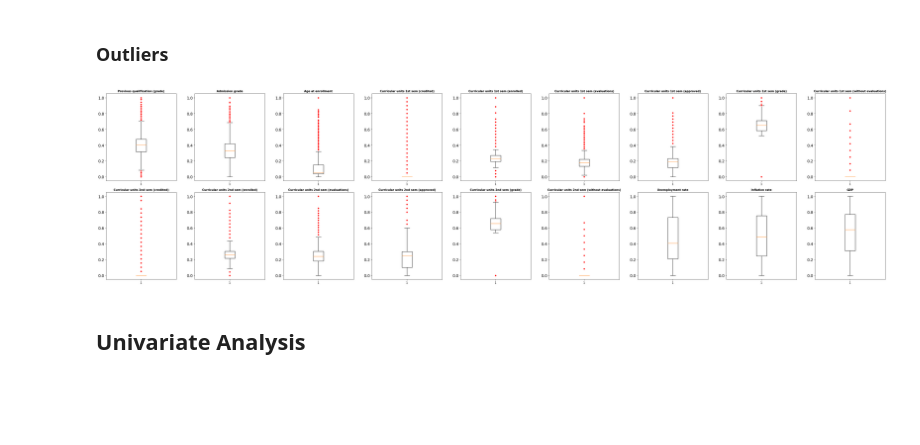
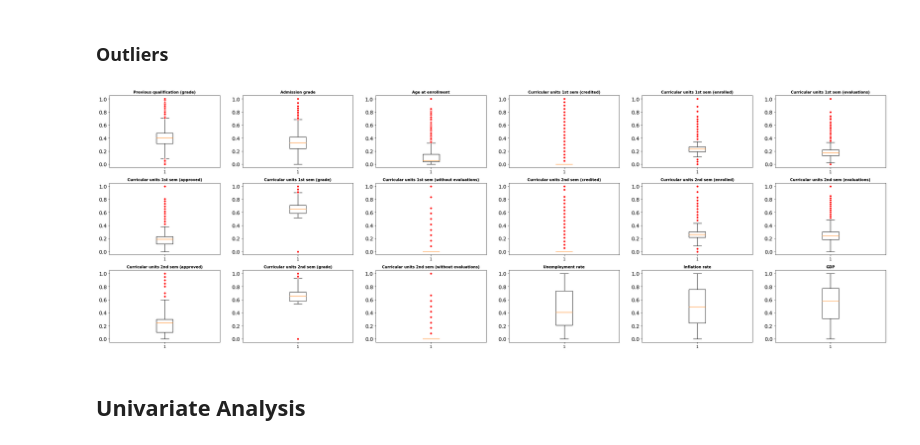
Before and after one commit to eugene-kbl/Predicting-Student-Dropout-and-Academic-Success, a Jupyter notebook: Project.ipynb, the cells around one changed output. Saved outputs shown, nothing was run; the diff lists cells and outputs as text; code cells hidden in the pictures; blank space fills up the shorter version.

```diff
--- a/Project.ipynb
+++ b/Project.ipynb
@@ -176,15 +180,15 @@ df_outlier_test = dataset.iloc[:,].copy()
 df_outlier_test[non_categorical_attributes] = df_outlier_test[non_categorical_attributes].apply(normalize)
 # %%
 red_circle = dict(markerfacecolor='red', marker='o', markeredgecolor='white')
-fig, axs = plt.subplots(2, int(len(non_categorical_attributes)/2), figsize=(40,10))
+fig, axs = plt.subplots(3, int(len(non_categorical_attributes)/3), figsize=(30,10))
 
 for i, ax in enumerate(axs.flat):
     ax.boxplot(df_outlier_test[non_categorical_attributes].iloc[:,i], flierprops=red_circle)
     ax.set_title(df_outlier_test[non_categorical_attributes].columns[i], fontsize=10, fontweight='bold')
     ax.tick_params(axis='y', labelsize=14)
 
 plt.tight_layout()
 # %% [output]
-[figure, old version]
+[figure, new version]
 # %% [markdown]
 ## Univariate Analysis
```
Also changed, not shown: parts of 8 cells of this notebook.
